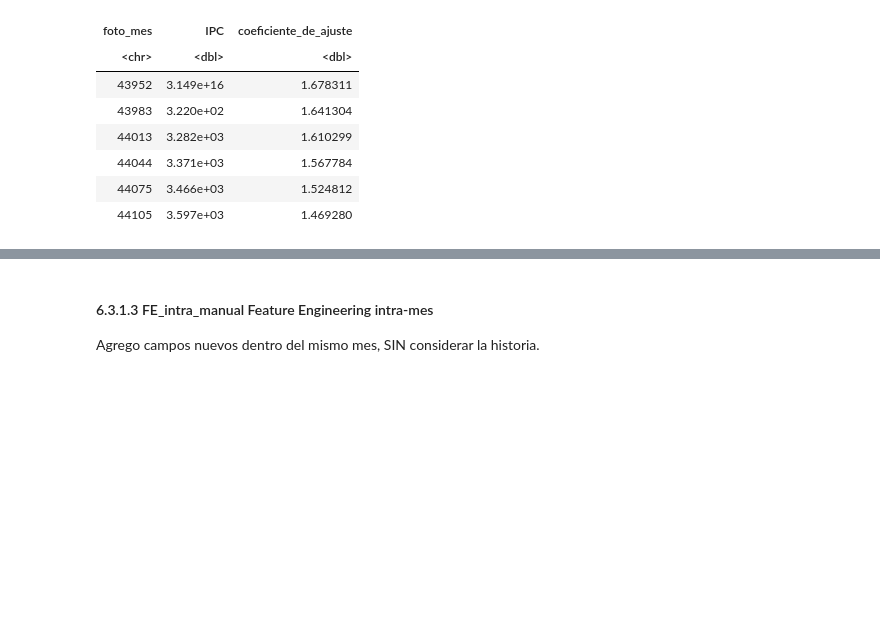
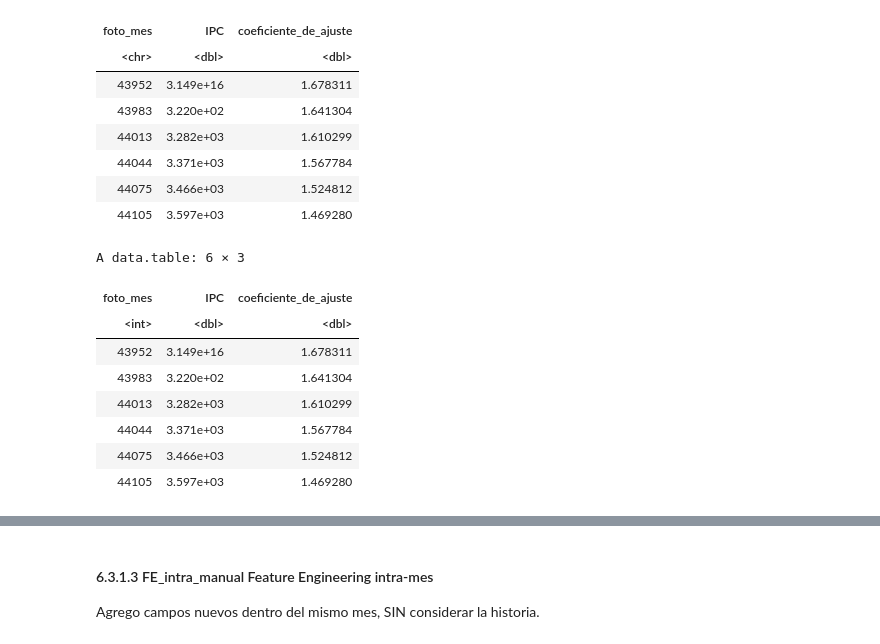
Before and after one commit to matifards/labo2025v, a Jupyter notebook: src/workflows/610_WorkFlow_01_gerencial.ipynb, the cells around one changed output, grey strips where cells are left out. Drawn from its saved outputs; the diff is of its cells as text; code cells hidden in the pictures; blank space fills up the shorter version.

```diff
--- a/src/workflows/610_WorkFlow_01_gerencial.ipynb
+++ b/src/workflows/610_WorkFlow_01_gerencial.ipynb
@@ -278,3 +280,15 @@ A data.table: 6 × 3
+# %%
+head(fapce)
+# %% [output]
+A data.table: 6 × 3
+| foto_mes | IPC | coeficiente_de_ajuste |
+| <int> | <dbl> | <dbl> |
+| 43952 | 3.149e+16 | 1.678311 |
+| 43983 | 3.220e+02 | 1.641304 |
+| 44013 | 3.282e+03 | 1.610299 |
+| 44044 | 3.371e+03 | 1.567784 |
+| 44075 | 3.466e+03 | 1.524812 |
+| 44105 | 3.597e+03 | 1.469280 |
 # %%
 #PASO 2
 dataset <- as.data.table(dataset)
```
Also changed, not shown: parts of 8 cells of this notebook.
